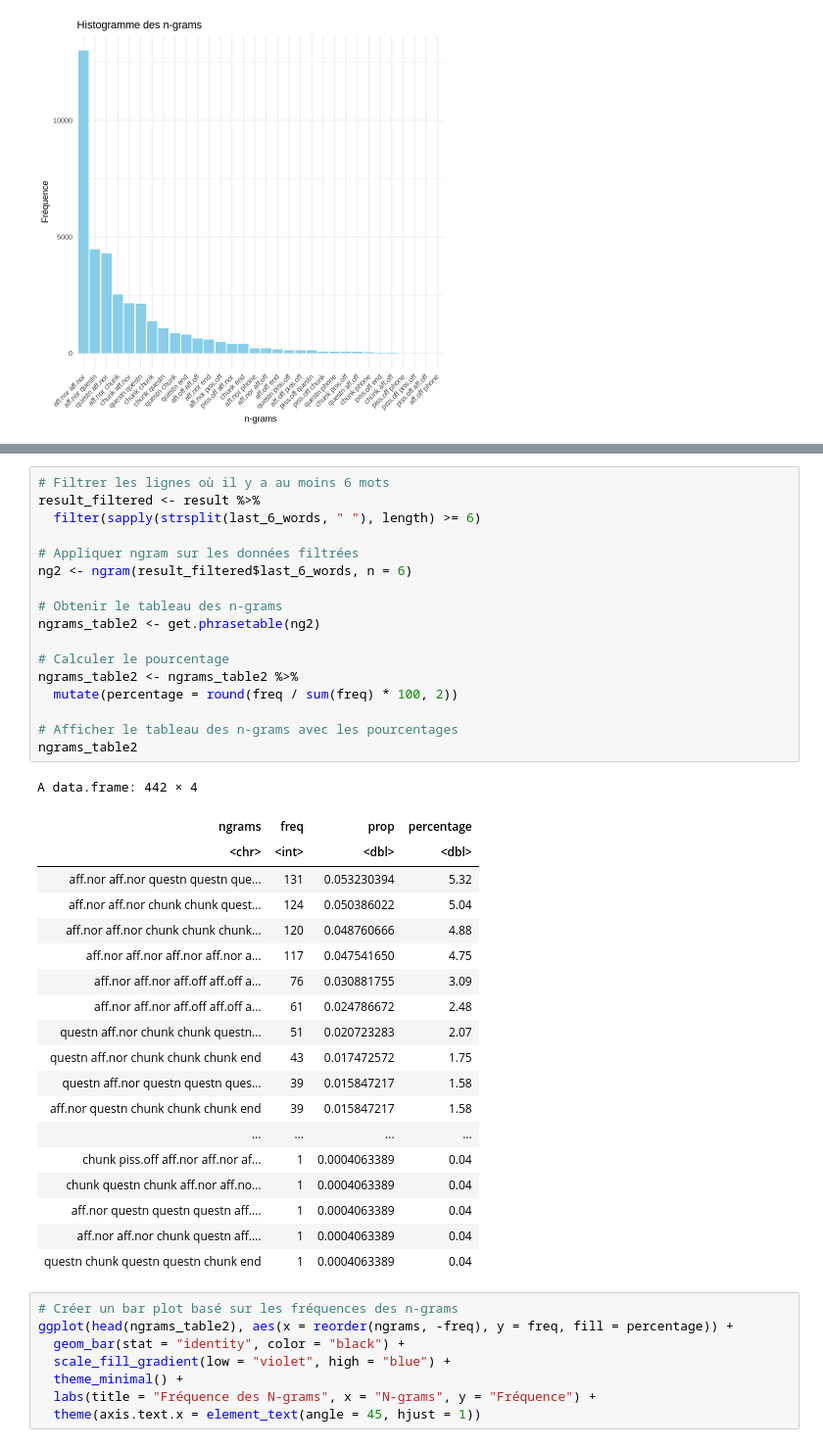
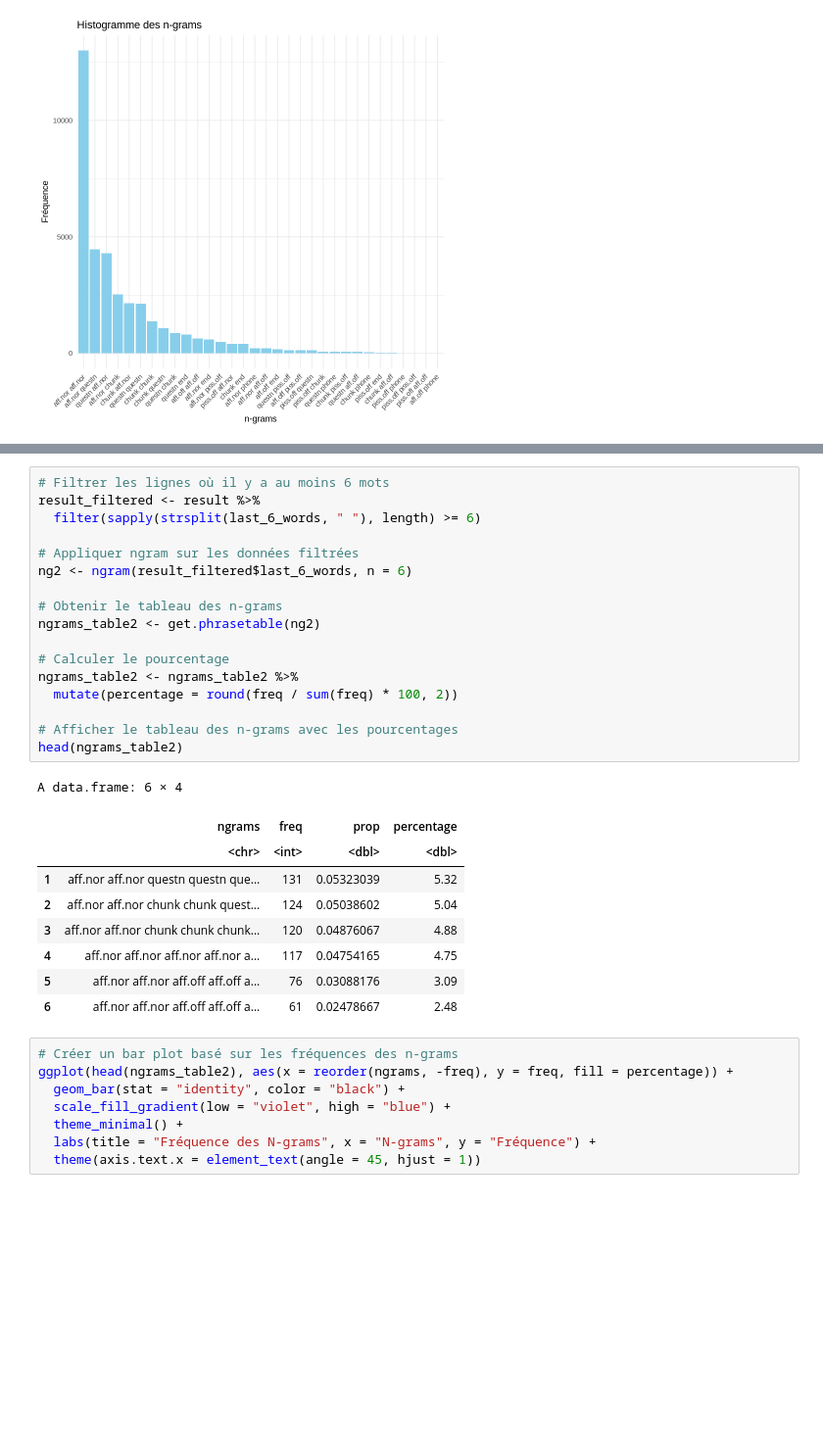
Before and after one commit to e-lprunier/Notebook_4A, a Jupyter notebook: Réduction_de_dimensionnalité_Clustering_notebook.ipynb, the cells around one changed output, grey strips where cells are left out. Shown at 98% size. Cells and saved outputs as stored; diff of their text form; blank space fills up the shorter version.

```diff
--- a/Réduction_de_dimensionnalité_Clustering_notebook.ipynb
+++ b/Réduction_de_dimensionnalité_Clustering_notebook.ipynb
@@ -1261,40 +1243,30 @@ print(result)
 # %%
 # Filtrer les lignes où il y a au moins 6 mots
 result_filtered <- result %>%
   filter(sapply(strsplit(last_6_words, " "), length) >= 6)
 
 # Appliquer ngram sur les données filtrées
 ng2 <- ngram(result_filtered$last_6_words, n = 6)
 
 # Obtenir le tableau des n-grams
 ngrams_table2 <- get.phrasetable(ng2)
 
 # Calculer le pourcentage
 ngrams_table2 <- ngrams_table2 %>%
   mutate(percentage = round(freq / sum(freq) * 100, 2))
 
 # Afficher le tableau des n-grams avec les pourcentages
-ngrams_table2
+head(ngrams_table2)
 # %% [output]
-A data.frame: 442 × 4
+A data.frame: 6 × 4
-| ngrams | freq | prop | percentage |
-| <chr> | <int> | <dbl> | <dbl> |
-| aff.nor aff.nor questn questn que... | 131 | 0.053230394 | 5.32 |
-| aff.nor aff.nor chunk chunk quest... | 124 | 0.050386022 | 5.04 |
-| aff.nor aff.nor chunk chunk chunk... | 120 | 0.048760666 | 4.88 |
-| aff.nor aff.nor aff.nor aff.nor a... | 117 | 0.047541650 | 4.75 |
-| aff.nor aff.nor aff.off aff.off a... | 76 | 0.030881755 | 3.09 |
-| aff.nor aff.nor aff.off aff.off a... | 61 | 0.024786672 | 2.48 |
-| questn aff.nor chunk chunk questn... | 51 | 0.020723283 | 2.07 |
-| questn aff.nor chunk chunk chunk end | 43 | 0.017472572 | 1.75 |
-| questn aff.nor questn questn ques... | 39 | 0.015847217 | 1.58 |
-| aff.nor questn chunk chunk chunk end | 39 | 0.015847217 | 1.58 |
-| ... | ... | ... | ... |
-| chunk piss.off aff.nor aff.nor af... | 1 | 0.0004063389 | 0.04 |
-| chunk questn chunk aff.nor aff.no... | 1 | 0.0004063389 | 0.04 |
-| aff.nor questn questn questn aff.... | 1 | 0.0004063389 | 0.04 |
-| aff.nor aff.nor chunk questn aff.... | 1 | 0.0004063389 | 0.04 |
-| questn chunk questn questn chunk end | 1 | 0.0004063389 | 0.04 |
+|  | ngrams | freq | prop | percentage |
+|  | <chr> | <int> | <dbl> | <dbl> |
+| 1 | aff.nor aff.nor questn questn que... | 131 | 0.05323039 | 5.32 |
+| 2 | aff.nor aff.nor chunk chunk quest... | 124 | 0.05038602 | 5.04 |
+| 3 | aff.nor aff.nor chunk chunk chunk... | 120 | 0.04876067 | 4.88 |
+| 4 | aff.nor aff.nor aff.nor aff.nor a... | 117 | 0.04754165 | 4.75 |
+| 5 | aff.nor aff.nor aff.off aff.off a... | 76 | 0.03088176 | 3.09 |
+| 6 | aff.nor aff.nor aff.off aff.off a... | 61 | 0.02478667 | 2.48 |
 # %%
 # Créer un bar plot basé sur les fréquences des n-grams
 ggplot(head(ngrams_table2), aes(x = reorder(ngrams, -freq), y = freq, fill = percentage)) +
```
Also changed, not shown: parts of 3 cells of this notebook.
